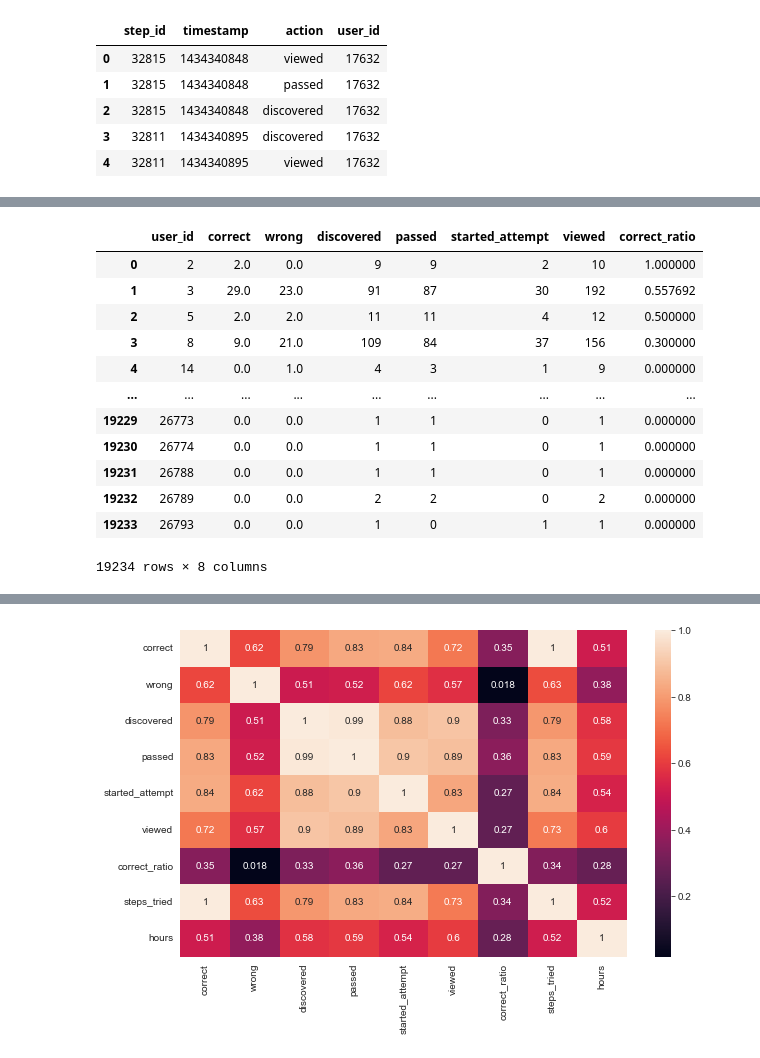
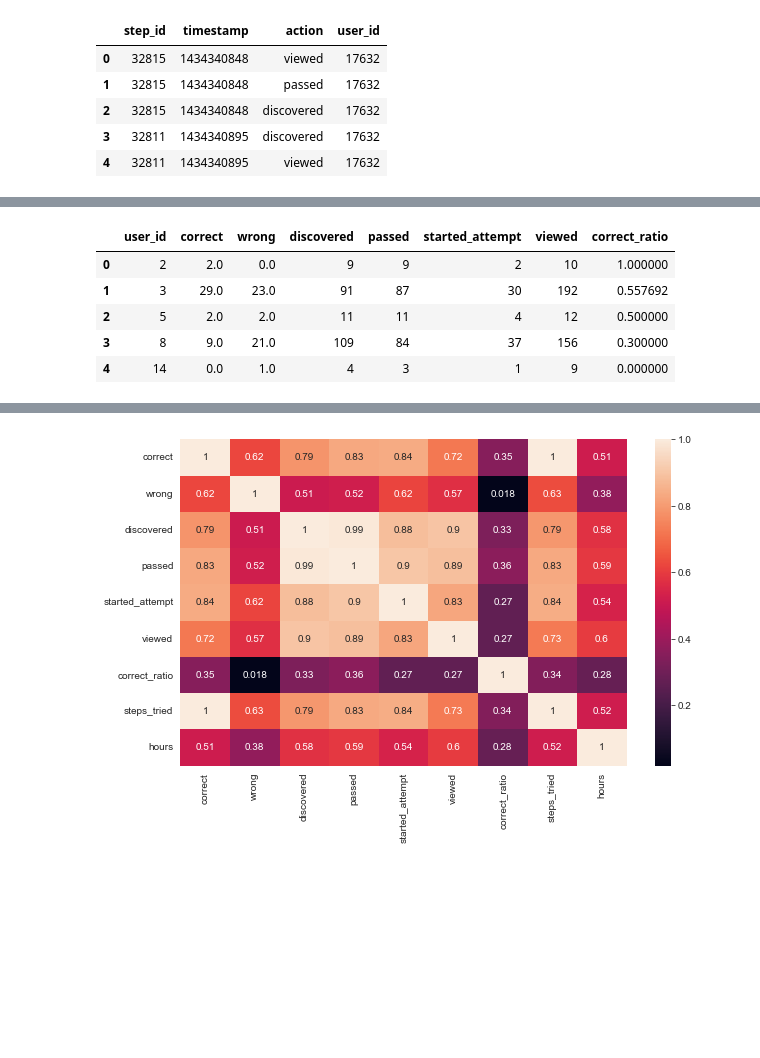
Before and after one commit to stepanskiba/ml_stepik_project, a Jupyter notebook: data_preprocesing.ipynb, the cells around one changed output, grey strips where cells are left out. Drawn from its saved outputs; the diff is of its cells as text; code cells hidden in the pictures; blank space fills up the shorter version.

```diff
--- a/data_preprocesing.ipynb
+++ b/data_preprocesing.ipynb
@@ -66,41 +59,34 @@ def base_features(events_data, submissions_data):
     users_events_data = pd.pivot_table(data=events_data, values='step_id',
                                        index='user_id', columns='action',
                                        aggfunc='count', fill_value=0).reset_index().rename_axis('', axis=1)
 
     # количество правильных и неправильных попыток
     users_scores = pd.pivot_table(data=submissions_data,
                                   values='step_id',
                                   index='user_id',
                                   columns='submission_status',
                                   aggfunc='count',
                                   fill_value=0).reset_index().rename_axis('', axis=1)
 
     """Создание фичи с долей правильных ответов"""
 
     users_data = pd.merge(users_scores, users_events_data, on='user_id', how='outer').fillna(0)
     #добавим долю правильных ответов
     users_data['correct_ratio'] = (users_data.correct / (users_data.correct + users_data.wrong)).fillna(0)
 
     assert users_data.user_id.nunique() == events_data.user_id.nunique()
 
     return users_data
 
 
-base_features(events_data, submissions_data)
+base_features(events_data, submissions_data).head()
 # %% [output]
 |  | user_id | correct | wrong | discovered | passed | started_attempt | viewed | correct_ratio |
 | 0 | 2 | 2.0 | 0.0 | 9 | 9 | 2 | 10 | 1.000000 |
 | 1 | 3 | 29.0 | 23.0 | 91 | 87 | 30 | 192 | 0.557692 |
 | 2 | 5 | 2.0 | 2.0 | 11 | 11 | 4 | 12 | 0.500000 |
 | 3 | 8 | 9.0 | 21.0 | 109 | 84 | 37 | 156 | 0.300000 |
 | 4 | 14 | 0.0 | 1.0 | 4 | 3 | 1 | 9 | 0.000000 |
-| ... | ... | ... | ... | ... | ... | ... | ... | ... |
-| 19229 | 26773 | 0.0 | 0.0 | 1 | 1 | 0 | 1 | 0.000000 |
-| 19230 | 26774 | 0.0 | 0.0 | 1 | 1 | 0 | 1 | 0.000000 |
-| 19231 | 26788 | 0.0 | 0.0 | 1 | 1 | 0 | 1 | 0.000000 |
-| 19232 | 26789 | 0.0 | 0.0 | 2 | 2 | 0 | 2 | 0.000000 |
-| 19233 | 26793 | 0.0 | 0.0 | 1 | 0 | 1 | 1 | 0.000000 |
-19234 rows × 8 columns
 # %%
 def target(submissions_data, threshold=40):
     """Будем считать, что если пользователь не сделал 40 задач, то он не пройдет курс"""
```
Also changed, not shown: parts of 3 cells of this notebook.
